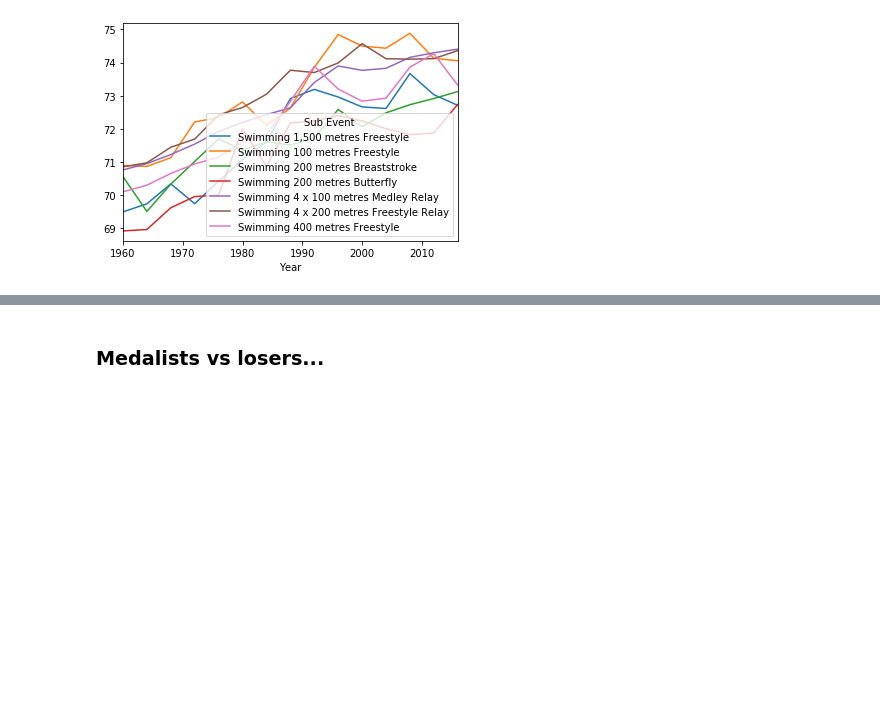
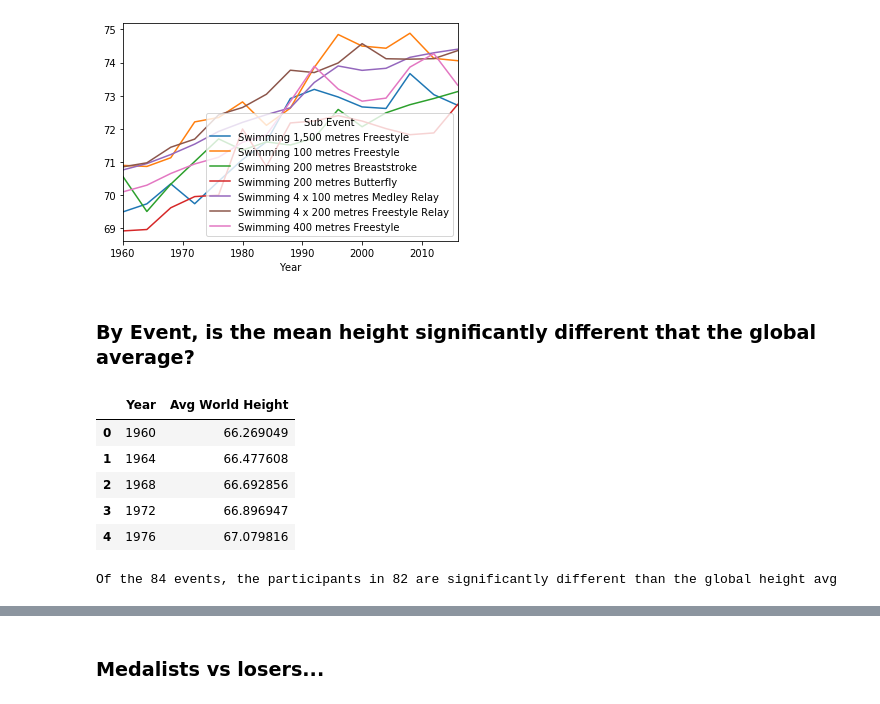
Before and after one commit to dowripple/ProjectOneRepo_JeremyKasieMichael, a Jupyter notebook: notebooks/OlympicHeights_Analysis.ipynb, the cells around one changed output, grey strips where cells are left out. Cells and saved outputs as stored; diff of their text form; code cells hidden in the pictures; blank space fills up the shorter version.

Commit message:
one more analysis about event vs global height

```diff
--- a/notebooks/OlympicHeights_Analysis.ipynb
+++ b/notebooks/OlympicHeights_Analysis.ipynb
@@ -185,3 +185,60 @@ swim_pivot.plot('Year',columns)
 # %% [output]
 <matplotlib.axes._subplots.AxesSubplot at 0x...>
 [figure]
+# %% [markdown]
+### By Event, is the mean height significantly different that the global average?
+# %%
+globalAvg_Year.head()
+# %% [output]
+|  | Year | Avg World Height |
+| 0 | 1960 | 66.269049 |
+| 1 | 1964 | 66.477608 |
+| 2 | 1968 | 66.692856 |
+| 3 | 1972 | 66.896947 |
+| 4 | 1976 | 67.079816 |
+# %%
+# get the average by sub-event and year
+subevent_year_avg = pd.DataFrame(olympic_df.groupby(['Sub Event','Year'])['Height'].mean().reset_index())
+
+# rename column
+subevent_year_avg = subevent_year_avg.rename(columns={'Height':'Avg Height'})
+
+# pivot
+subevent_pivot = subevent_year_avg.pivot(index='Year', columns='Sub Event', values = 'Avg Height').reset_index()
+
+# merge with global height avg
+# subevent_pivot = subevent_pivot.merge(globalAvg_Year, on='Year')
+
+# loop through, calculating a t-test for each event (against world height avg)
+sub_events = []
+t_stats = []
+ps = []
+
+for columnName, columnData in subevent_pivot.iteritems():
+    # if not the year, perform the t-test
+    if columnName != 'Year':
+        # t-test
+        (t_stat, p) = stats.ttest_ind(columnData.values, globalAvg_Year['Avg World Height'])
+
+        # append the values to lists...
+        sub_events.append(column)
+        t_stats.append(t_stat)
+        ps.append(p)
+
+# put results into a dataframe
+subEvent_vs_global = pd.DataFrame({
+    'Sub Event': sub_events,
+    't Stat': t_stats,
+    'p': ps
+})
+
+# find out where variance in height matters (both tails)
+sigEvent_Global = subEvent_vs_global.loc[subEvent_vs_global['p']<0.05]
+
+# sigEvent_Global.head(20)
+
+subevents_sig_count = len(sigEvent_Global)
+
+print(f'Of the 84 events, the participants in {subevents_sig_count} are significantly different than the global height avg')
+# %% [output]
+Of the 84 events, the participants in 82 are significantly different than the global height avg
```
Also changed, not shown: parts of 3 cells of this notebook.
